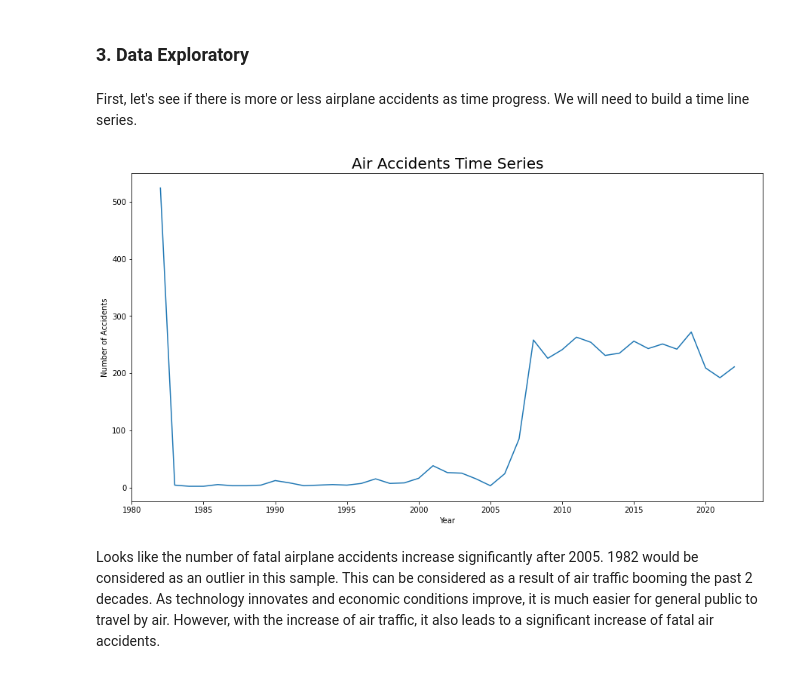
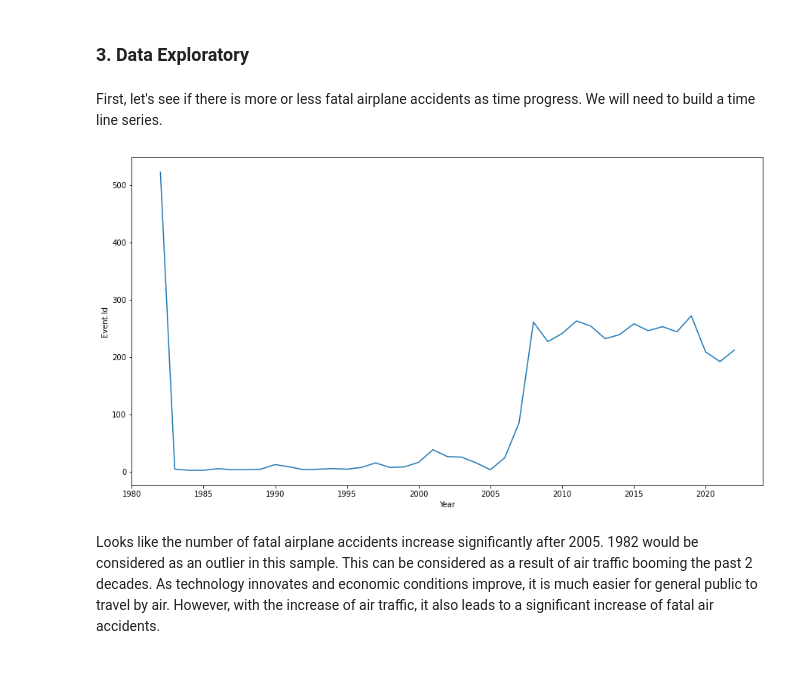
Before and after one commit to taingocbui/dsc-phase-1-project-v3, a Jupyter notebook: student.ipynb, the cells around one changed output. Cells and saved outputs as stored; diff of their text form; code cells hidden in the pictures.

```diff
--- a/student.ipynb
+++ b/student.ipynb
@@ -146,16 +173,14 @@ It is time to start analyzing the data in details.
 # %% [markdown]
 ### 3. Data Exploratory
 # %% [markdown]
-First, let's see if there is more or less airplane accidents as time progress. We will need to build a time line series.
+First, let's see if there is more or less fatal airplane accidents as time progress. We will need to build a time line series.
-# %%
-fatal = df[df['Total.Fatal.Injuries'] > 0]['Event Year'].value_counts()
-plt.subplots(figsize = (15,8))
-sns.lineplot(x = fatal.index , y = fatal.values)
-plt.xlabel('Year')
-plt.ylabel('Number of Accidents')
-plt.title('Air Accidents Time Series', size = 20);
-# %% [output]
-[figure, removed]
+# %%
+df['Year'] = df['Event.Date'].dt.year
+fatal_accidents_per_year = df[df['Injury Severity'] == 'Fatal'].groupby(['Year'], as_index = False)['Event.Id'].count()
+plt.subplots(figsize = (15,8))
+sns.lineplot(x = 'Year', y = 'Event.Id', data = fatal_accidents_per_year);
+# %% [output]
+[figure, added]
 # %% [markdown]
 Looks like the number of fatal airplane accidents increase significantly after 2005. 1982 would be considered as an outlier in this sample. This can be considered as a result of air traffic booming the past 2 decades. As technology innovates and economic conditions improve, it is much easier for general public to travel by air. However, with the increase of air traffic, it also leads to a significant increase of fatal air accidents.
 # %% [markdown]
```
Also changed, not shown: parts of 46 cells of this notebook.
